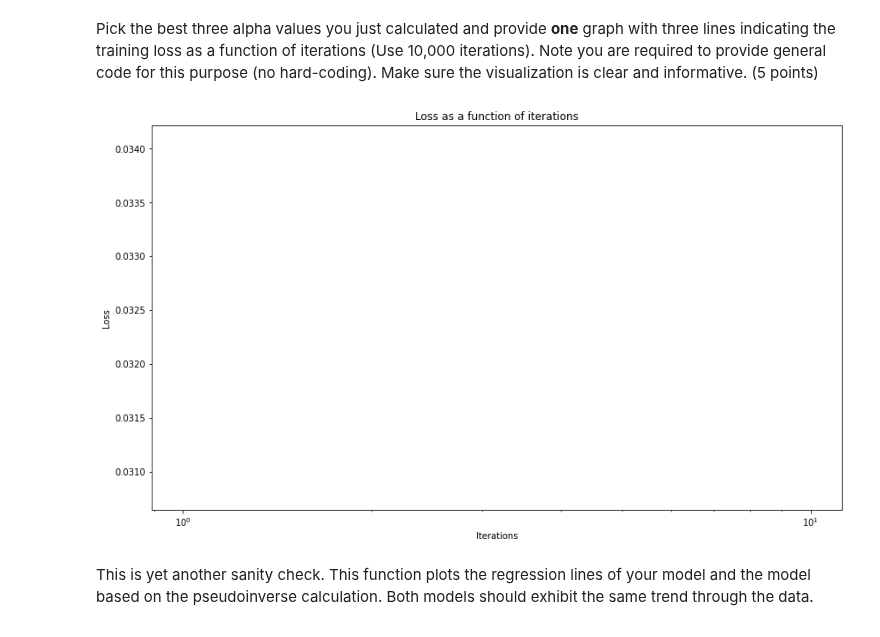
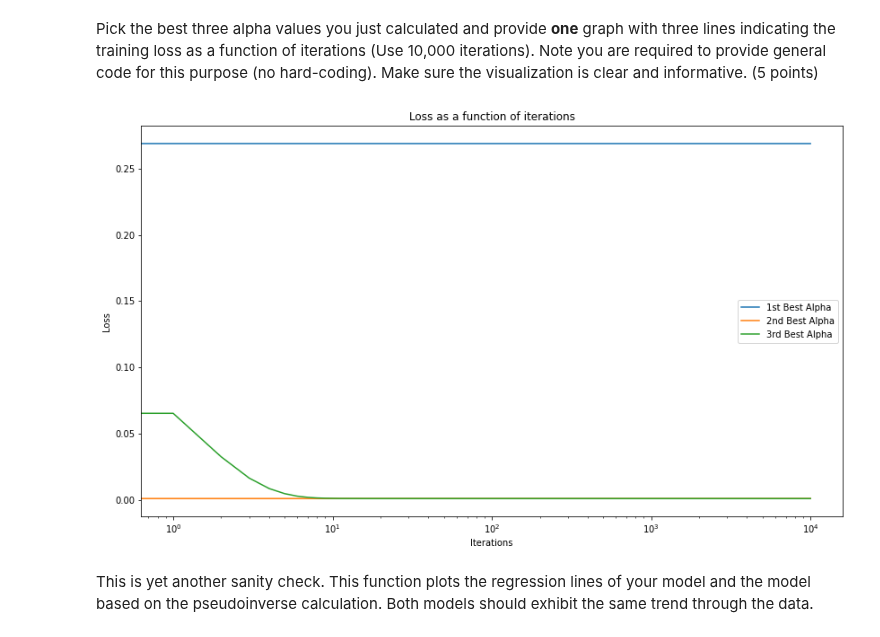
Before and after one commit to danspts/ml-hw, a Jupyter notebook: hw-1/hwa1.ipynb, the cells around one changed output. Cells and saved outputs as stored; diff of their text form; code cells hidden in the pictures.

```diff
--- a/hw-1/hwa1.ipynb
+++ b/hw-1/hwa1.ipynb
@@ -201,16 +201,11 @@ def compute_cost(X, y, theta):
 
     J = 0  # Use J for the cost.
 
-#     print(X.shape)
-#     for i in range(X.shape[0] - 1):
-#         temp = (np.transpose(theta) * X[i])
-#         J += (temp - y[i - 1])**2
-#     J /= 2*X.shape[1]
-
     ###########################################################################
     # TODO: Implement the MSE cost function.                                  #
     ###########################################################################
-    J = sum([(np.dot(theta, X[i]) - y[i])**2 for i in range(1,X.shape[0])]) / (2*X.shape[0])
+    J = np.sum(np.square(X.dot(theta) - y)) / (2 * X.shape[0])
+    #J = sum([(np.dot(theta, X[i]) - y[i])**2 for i in range(1,X.shape[0])]) / (2*X.shape[0])
     ###########################################################################
     #                             END OF YOUR CODE                            #
     ###########################################################################
@@ -258,7 +253,7 @@ def gradient_descent(X, y, theta, alpha, num_iters):
     # TODO: Implement the gradient descent optimization algorithm.            #
     ###########################################################################
     for n in range(num_iters):
-        theta -= alpha * sum([(np.dot(theta, X[i]) - y[i]) * X[i] for i in range(0,X.shape[0])]) / X.shape[0]
+        theta -= alpha * np.transpose(X).dot(np.dot(X, theta) - y) / X.shape[0]
         J_history.append(compute_cost(X, y, theta))
     ###########################################################################
     #                             END OF YOUR CODE                            #
@@ -271,6 +266,6 @@ $\displaystyle \left( 2,\right)$
 # %%
 np.random.seed(42)
 theta = np.random.random(size=2)
-iterations = 400
+iterations = 40000
 alpha = 0.1
 theta, J_history = gradient_descent(X_train ,y_train, theta, alpha, iterations)
@@ -385,14 +360,12 @@ def efficient_gradient_descent(X, y, theta, alpha, num_iters):
     ###########################################################################
     # TODO: Implement the gradient descent optimization algorithm.            #
     ###########################################################################
-    last_loss = 0
     for n in range(num_iters):
-        theta -= alpha * sum([(np.dot(theta, X[i]) - y[i]) * X[i] for i in range(0,X.shape[0])]) / X.shape[0]
+        theta -= alpha * np.transpose(X).dot(np.dot(X, theta) - y) / X.shape[0]
         new_loss = compute_cost(X, y, theta)
         J_history.append(new_loss)
-        if new_loss - last_loss <= 1e-8:
+        if len(J_history) > 1 and new_loss < J_history[-1] and J_history[-1] - new_loss  < 1e-8:
             break
-        last_loss = new_loss
     ###########################################################################
     #                             END OF YOUR CODE                            #
     ###########################################################################
@@ -478,20 +422,24 @@ Pick the best three alpha values you just calculated and provide **one** graph w
 # %%
 ###########################################################################
 #                            START OF YOUR CODE                           #
 ###########################################################################
+best_alphas = sorted(alpha_dict.items(), key=lambda entry: entry[1])
 theta = np.random.random(size=2)
-history = efficient_gradient_descent(X_train, y_train, theta, best_alpha, 10000)[1]
-plt.plot(np.arange(len(history)), history)
+# Change range parameter for how many alphas to try
+for i in range(3):
+    history = efficient_gradient_descent(X_train, y_train, theta, best_alphas[i], 10000)[1]
+    plt.plot(np.arange(len(history)), history)
 plt.xscale('log')
 plt.xlabel('Iterations')
 plt.ylabel('Loss')
 plt.title('Loss as a function of iterations')
+plt.legend(['1st Best Alpha', '2nd Best Alpha', '3rd Best Alpha']);
 plt.show()
 ###########################################################################
 #                             END OF YOUR CODE                            #
 ###########################################################################
 # %% [output]
-[figure, old version]
+[figure, new version]
 # %% [markdown]
 This is yet another sanity check. This function plots the regression lines of your model and the model based on the pseudoinverse calculation. Both models should exhibit the same trend through the data.
 # %%
```
Also changed, not shown: parts of 17 cells of this notebook.
